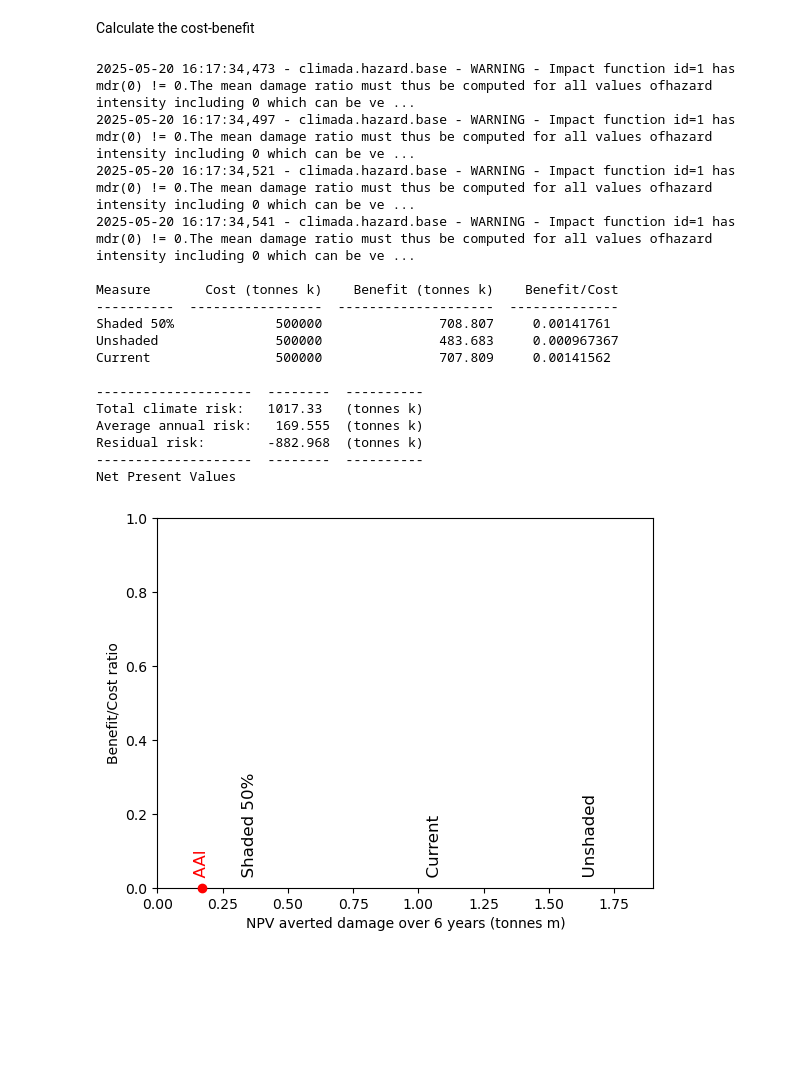
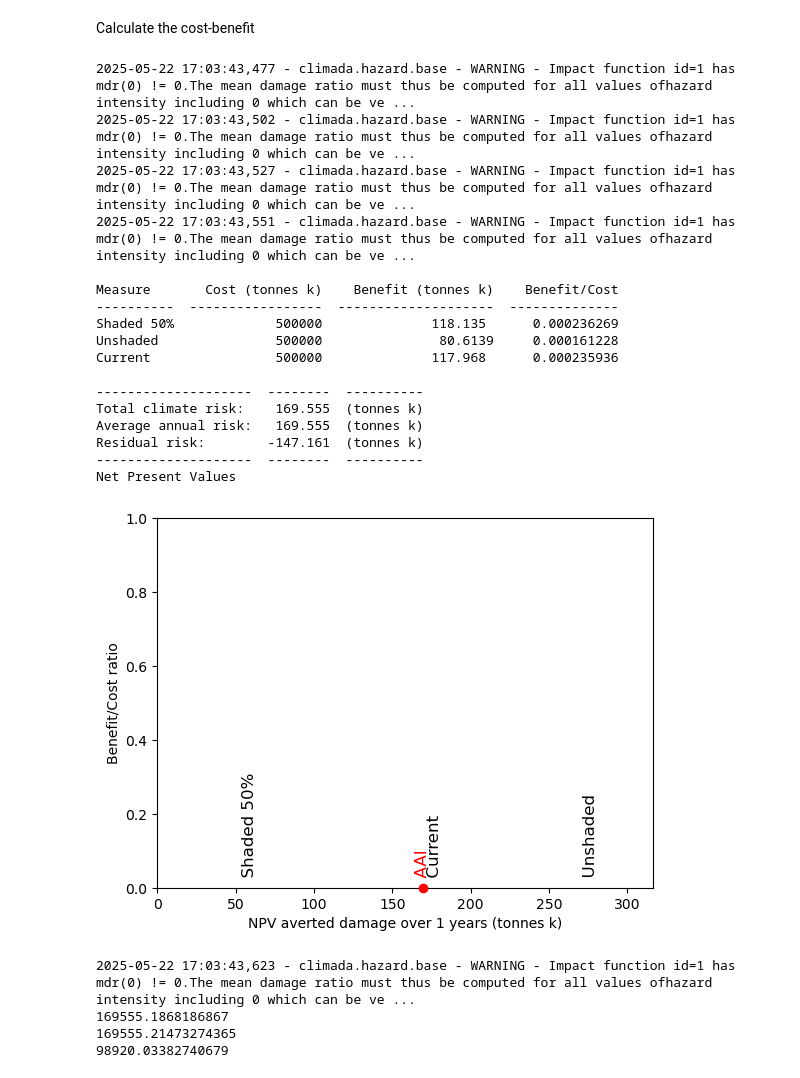
Before and after one commit to zeliest/coffee_banana_cacao_climate_risk, a Jupyter notebook: VPD + Empirical.ipynb, the cells around one changed output. Cells and saved outputs as stored; diff of their text form; code cells hidden in the pictures; blank space fills up the shorter version.

```diff
--- a/VPD + Empirical.ipynb
+++ b/VPD + Empirical.ipynb
@@ -710,7 +1005,7 @@ present_year = 2025
 exp_present = copy.deepcopy(exp_central_america)
 exp_present.ref_year = present_year
 # Set the future year
-future_year = 2030
+future_year = 2025
 exp_future = copy.deepcopy(exp_central_america)
 exp_future.ref_year = future_year
 # Set the growth rate
@@ -748,37 +1049,50 @@ Calculate the cost-benefit
 # %%
 from climada.engine import CostBenefit
 from climada.engine.cost_benefit import risk_aai_agg
 
 costben_measures_no_climate_change = CostBenefit()
 costben_measures_no_climate_change.calc(
     haz_vpd,
     entity_present,
     haz_future=None,
     ent_future=None,
     future_year=future_year,
     risk_func=risk_aai_agg,
     imp_time_depen=None,
     save_imp=True,
+    assign_centroids=True
 )
 
 # Plotting the results
 ax = costben_measures_no_climate_change.plot_cost_benefit()
 # %% [output]
-2025-05-20 16:17:34,473 - climada.hazard.base - WARNING - Impact function id=1 has mdr(0) != 0.The mean damage ratio must thus be computed for all values ofhazard intensity including 0 which can be ve ...
-2025-05-20 16:17:34,497 - climada.hazard.base - WARNING - Impact function id=1 has mdr(0) != 0.The mean damage ratio must thus be computed for all values ofhazard intensity including 0 which can be ve ...
-2025-05-20 16:17:34,521 - climada.hazard.base - WARNING - Impact function id=1 has mdr(0) != 0.The mean damage ratio must thus be computed for all values ofhazard intensity including 0 which can be ve ...
-2025-05-20 16:17:34,541 - climada.hazard.base - WARNING - Impact function id=1 has mdr(0) != 0.The mean damage ratio must thus be computed for all values ofhazard intensity including 0 which can be ve ...
+2025-05-22 17:03:43,477 - climada.hazard.base - WARNING - Impact function id=1 has mdr(0) != 0.The mean damage ratio must thus be computed for all values ofhazard intensity including 0 which can be ve ...
+2025-05-22 17:03:43,502 - climada.hazard.base - WARNING - Impact function id=1 has mdr(0) != 0.The mean damage ratio must thus be computed for all values ofhazard intensity including 0 which can be ve ...
+2025-05-22 17:03:43,527 - climada.hazard.base - WARNING - Impact function id=1 has mdr(0) != 0.The mean damage ratio must thus be computed for all values ofhazard intensity including 0 which can be ve ...
+2025-05-22 17:03:43,551 - climada.hazard.base - WARNING - Impact function id=1 has mdr(0) != 0.The mean damage ratio must thus be computed for all values ofhazard intensity including 0 which can be ve ...
 
 Measure       Cost (tonnes k)    Benefit (tonnes k)    Benefit/Cost
 ----------  -----------------  --------------------  --------------
-Shaded 50%             500000               708.807     0.00141761
-Unshaded               500000               483.683     0.000967367
-Current                500000               707.809     0.00141562
+Shaded 50%             500000              118.135      0.000236269
+Unshaded               500000               80.6139     0.000161228
+Current                500000              117.968      0.000235936
 
 --------------------  --------  ----------
-Total climate risk:   1017.33   (tonnes k)
+Total climate risk:    169.555  (tonnes k)
 Average annual risk:   169.555  (tonnes k)
-Residual risk:        -882.968  (tonnes k)
+Residual risk:        -147.161  (tonnes k)
 --------------------  --------  ----------
 Net Present Values
-[figure, old version]
+[figure, new version]
+# %%
+imp = ImpactCalc(exp_central_america, imp_fun_set, haz_vpd).impact(
+    save_mat=False, assign_centroids = True)
+
+print(imp_meas['Unshaded'].aai_agg)
+print(imp.aai_agg)
+print(imp_meas['Current'].aai_agg)
+# %% [output]
+2025-05-22 17:03:43,623 - climada.hazard.base - WARNING - Impact function id=1 has mdr(0) != 0.The mean damage ratio must thus be computed for all values ofhazard intensity including 0 which can be ve ...
+169555.1868186867
+169555.21473274365
+98920.03382740679
```
Also changed, not shown: parts of 22 cells of this notebook.
